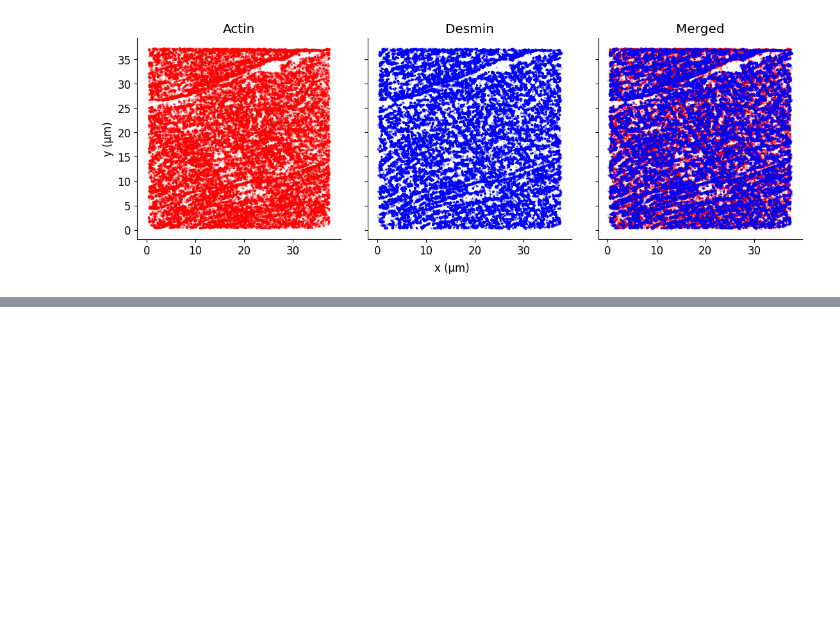
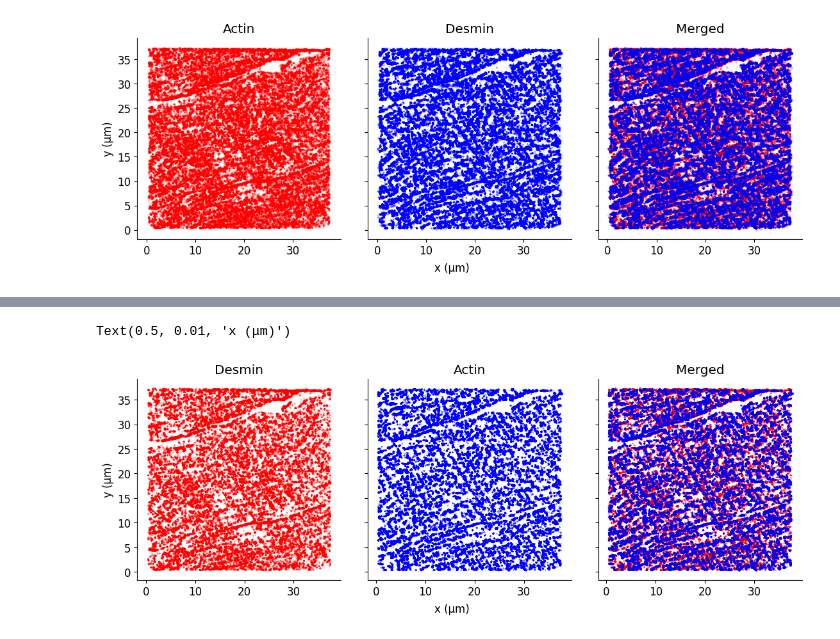
Before and after one commit to Jhko725/ProteinStructureReconstruction.jl, a Jupyter notebook: notebooks/desmin_actin_2.5um_STORM_denoising.ipynb, the cells around one changed output, grey strips where cells are left out. Drawn from its saved outputs; the diff is of its cells as text; code cells hidden in the pictures; blank space fills up the shorter version.

```diff
--- a/notebooks/desmin_actin_2.5um_STORM_denoising.ipynb
+++ b/notebooks/desmin_actin_2.5um_STORM_denoising.ipynb
@@ -123,0 +234,42 @@ voro_vol_rands = [determine_threshold(v.points) for v in voros]
+# %%
+df = pl.read_csv("../data/results/desmin_actin_2.5um_filtered.csv")
+out = df.partition_by("probe")
+# %%
+fig, axes = plt.subplots(
+    1,
+    3,
+    figsize=(11, 4),
+    sharey=True,
+    constrained_layout=True,
+    gridspec_kw={"wspace": 0.1},
+)
+for i in (0, 2):
+    axes[i].scatter(
+        out[0]["x"],
+        out[0]["y"],
+        s=0.05,
+        c="red",
+        # c=np.log10(out[0]["amp"]),
+        # cmap=cc.cm.kr_r,
+        alpha=0.3,
+    )
+for i in (1, 2):
+    axes[i].scatter(
+        out[1]["x"],
+        out[1]["y"],
+        s=0.05,
+        c="blue",
+        # c=np.log10(out[1]["amp"]),
+        # cmap=cc.cm.kg_r,
+        alpha=0.3,
+    )
+
+for ax, title in zip(axes, ("Desmin", "Actin", "Merged")):
+    ax.axis("equal")
+
+    ax.set_title(title)
+axes[0].set_ylabel("y (μm)")
+fig.supxlabel("x (μm)", fontsize="medium")
+# %% [output]
+Text(0.5, 0.01, 'x (μm)')
+[figure, added]
```
Also changed, not shown: parts of 12 cells of this notebook, 20 other files.
